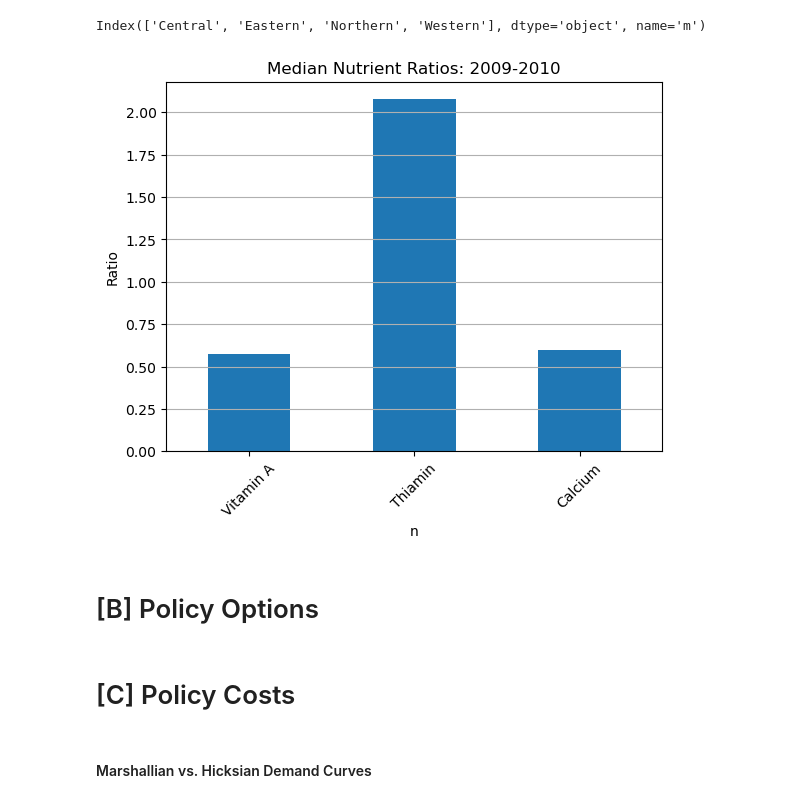
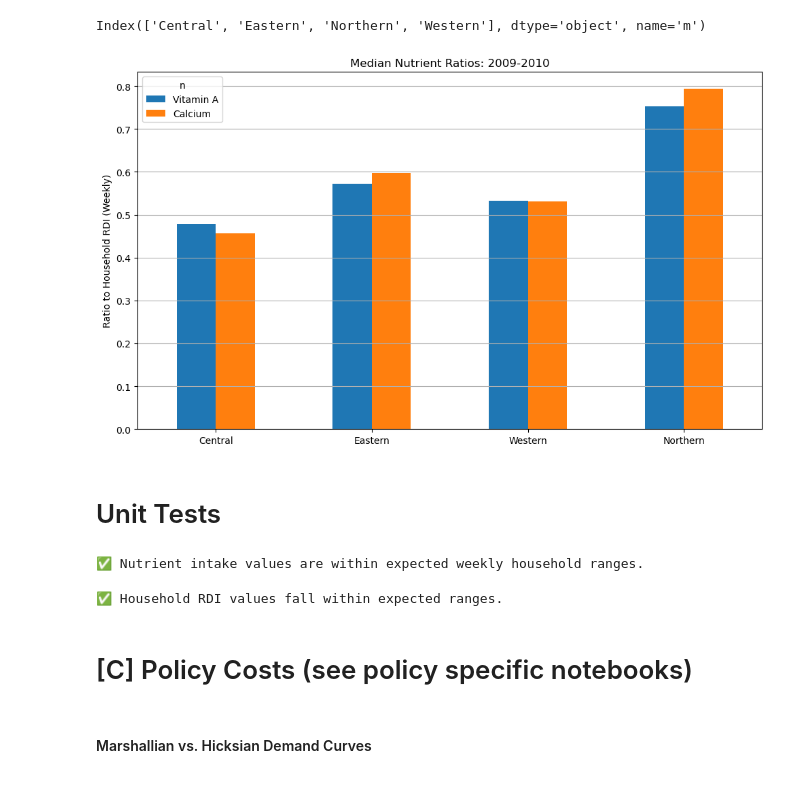
Before and after one commit to JackPollard4/Project-4-153, a Jupyter notebook: Mary2009-10.ipynb, the cells around one changed output. Drawn from its saved outputs; the diff is of its cells as text; code cells hidden in the pictures.

Commit message:
added unit tests

```diff
--- a/Mary2009-10.ipynb
+++ b/Mary2009-10.ipynb
@@ -654,32 +652,76 @@ Index(['Central', 'Eastern', 'Northern', 'Western'], dtype='object', name='m')
 # %%
 central_NR = (nutrients[nutrients.index.get_level_values("m") == "Central"][use_nutrients]/(hh_rdi[use_nutrients]*7)).dropna()
 east_NR = (nutrients[nutrients.index.get_level_values("m") == "Eastern"][use_nutrients]/(hh_rdi[use_nutrients]*7)).dropna()
 west_NR = (nutrients[nutrients.index.get_level_values("m") == "Western"][use_nutrients]/(hh_rdi[use_nutrients]*7)).dropna()
 north_NR = (nutrients[nutrients.index.get_level_values("m") == "Northern"][use_nutrients]/(hh_rdi[use_nutrients]*7)).dropna()
 
 
-selected_nutrients = ['Vitamin A','Thiamin', 'Calcium']
+selected_nutrients = ['Vitamin A', 'Calcium']
 nutrient_means_c = central_NR[central_NR[selected_nutrients] != 0][selected_nutrients].median()
 nutrient_means_e = east_NR[east_NR[selected_nutrients] != 0][selected_nutrients].median()
 nutrient_means_w = west_NR[west_NR[selected_nutrients] != 0][selected_nutrients].median()
-nutrient_means_n = west_NR[north_NR[selected_nutrients] != 0][selected_nutrients].median()
+nutrient_means_n = north_NR[north_NR[selected_nutrients] != 0][selected_nutrients].median()
 
-nutrient_means_c.plot(kind='bar')
-nutrient_means_e.plot(kind='bar')
-nutrient_means_w.plot(kind='bar')
 
-plt.title('Median Nutrient Ratios: 2009-2010')
-plt.ylabel('Ratio')
-plt.xticks(rotation=45)
+# Combine all into one DataFrame
+nutrient_df = pd.DataFrame({
+    'Central': nutrient_means_c,
+    'Eastern': nutrient_means_e,
+    'Western': nutrient_means_w,
+    'Northern': nutrient_means_n
+})
+
+# Transpose so regions are side-by-side for each nutrient
+nutrient_df = nutrient_df.T
+
+# Plot
+ax = nutrient_df.plot(kind='bar', figsize=(10, 6))
+ax.set_title('Median Nutrient Ratios: 2009-2010')
+ax.set_ylabel('Ratio to Household RDI (Weekly)')
+ax.set_xticklabels(nutrient_df.index, rotation=0)
 plt.grid(axis='y')
-plt.tight_layout
+plt.tight_layout()
 plt.show()
 # %% [output]
-[figure, old version]
+[figure, new version]
-# %% [markdown]
-# [B] Policy Options
+# %% [markdown]
+# Unit Tests
+# %%
+# Use nutrient means instead of full Series
+means = nutrients.mean()
+
+energy    = means['Energy']
+protein   = means['Protein']
+calcium   = means['Calcium']
+vitamin_c = means['Vitamin C']
+zinc      = means['Zinc']
+vitamin_a = means['Vitamin A']
+
+# Simple unit tests for household-level nutrient totals (weekly)
+assert 10_000 < energy < 300000, "Energy out of expected range"
+assert 1_000 < protein < 3_000, "Protein out of expected range"
+assert 5_000 < calcium < 30_000, "Calcium out of expected range"
+assert 3_000 < vitamin_c < 15_000, "Vitamin C unusually high/low"
+assert    50 < zinc    <    600, "Zinc intake outside expected range"
+assert 5_000 < vitamin_a < 20_000, "Vitamin A value suspect"
+
+print("✅ Nutrient intake values are within expected weekly household ranges.")
+# %% [output]
+✅ Nutrient intake values are within expected weekly household ranges.
+# %%
+# Sanity checks: reasonable household RDI values (7 days)
+assert 1000 < hh_rdi['Energy'] < 15000, "Energy RDI out of bounds"
+assert 100 < hh_rdi['Protein'] < 500, "Protein RDI seems too high or low"
+assert 4000 < hh_rdi['Calcium'] < 8000, "Calcium RDI out of bounds"
+assert 10 < hh_rdi['Iron'] < 200, "Iron RDI seems unrealistic"
+assert 1000 < hh_rdi['Potassium'] < 30000, "Potassium RDI suspiciously high/low"
+assert 10 < hh_rdi['Zinc'] < 100, "Zinc RDI not plausible"
+
+print("✅ Household RDI values fall within expected ranges.")
+# %% [output]
+✅ Household RDI values fall within expected ranges.
 # %% [markdown]
-# [C] Policy Costs
+# [C] Policy Costs (see policy specific notebooks)
 # %%
 import numpy as np
 
```
Also changed, not shown: parts of 5 cells of this notebook, 1 other file.
